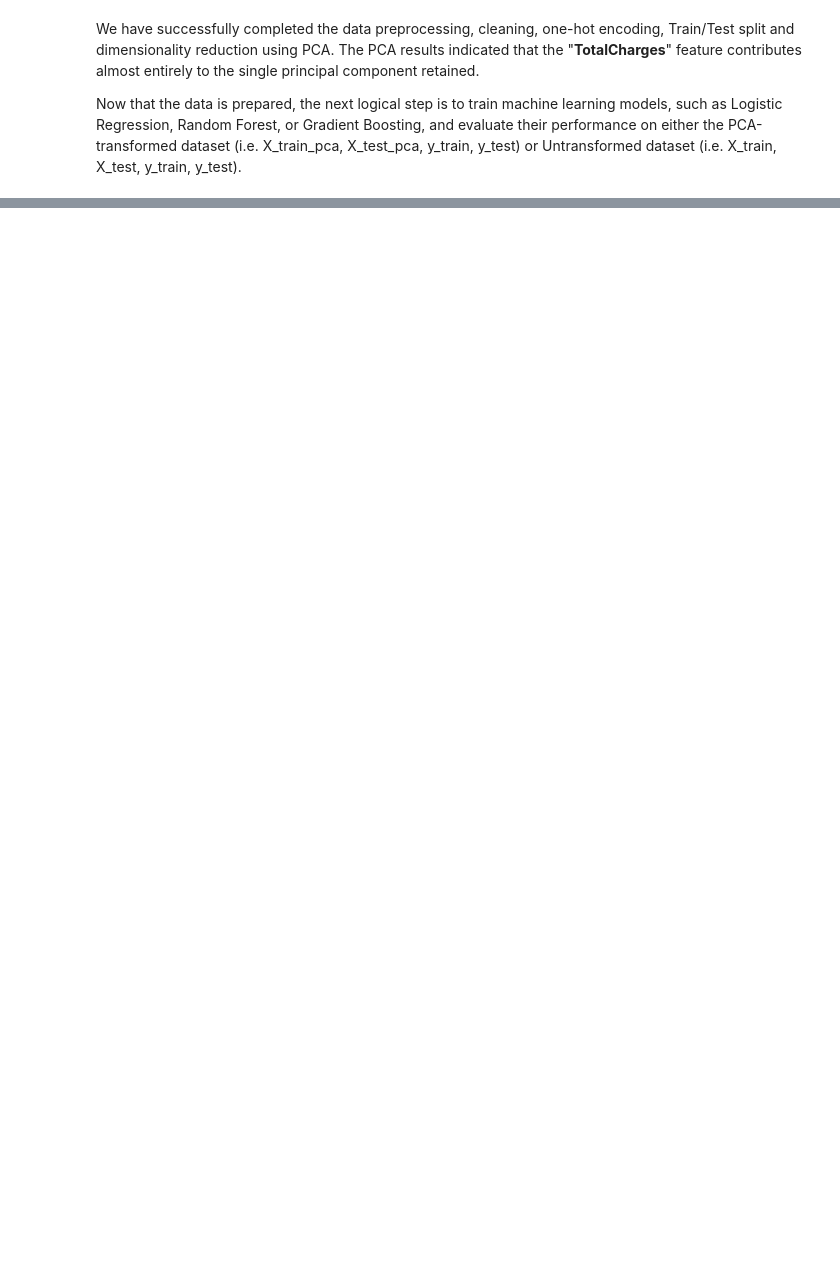
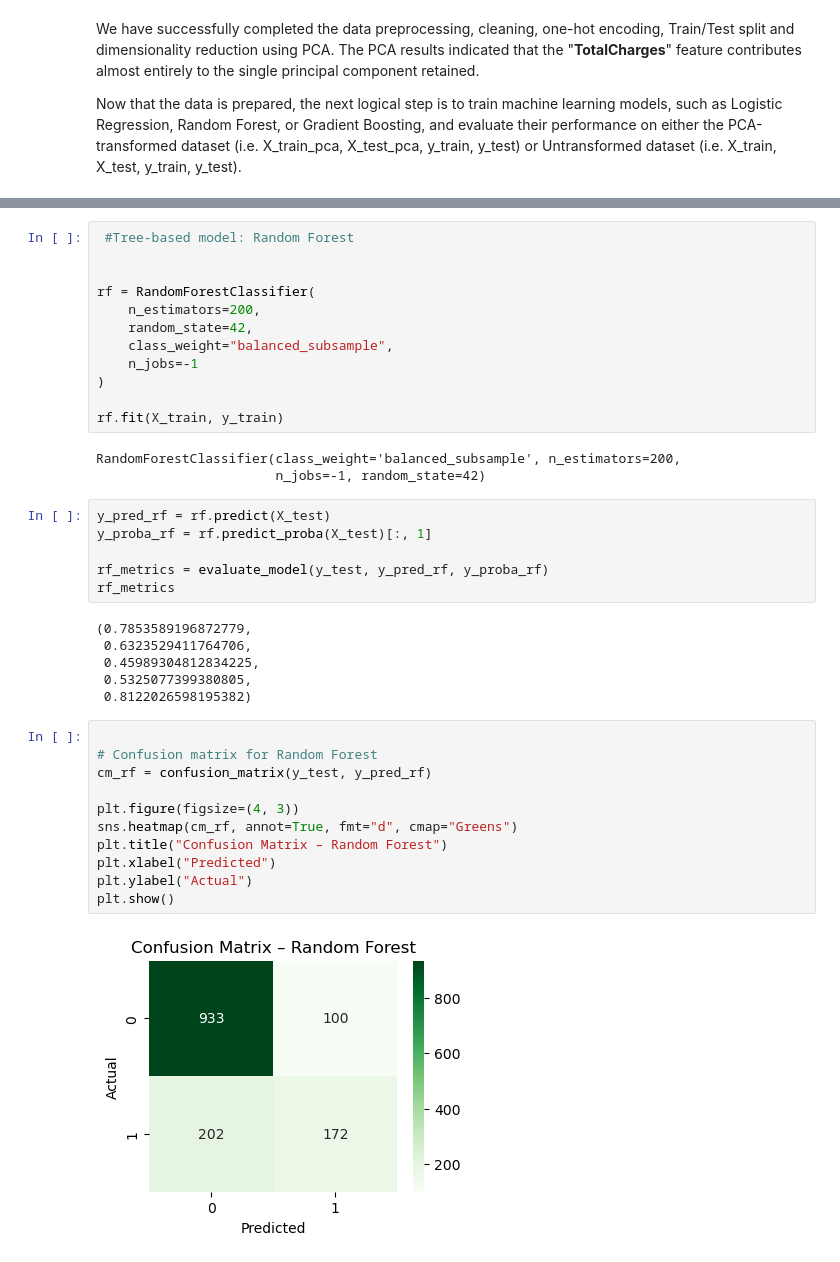
Before and after one commit to leocyr/UWaterloo_Group01, a Jupyter notebook: assignment_Group01.ipynb, the cells around one changed output, grey strips where cells are left out. Saved outputs shown, nothing was run; the diff lists cells and outputs as text; blank space fills up the shorter version.

```diff
--- a/assignment_Group01.ipynb
+++ b/assignment_Group01.ipynb
@@ -460,0 +488,40 @@ Now that the data is prepared, the next logical step is to train machine learnin
+# %%
+ #Tree-based model: Random Forest
+
+
+rf = RandomForestClassifier(
+    n_estimators=200,
+    random_state=42,
+    class_weight="balanced_subsample",
+    n_jobs=-1
+)
+
+rf.fit(X_train, y_train)
+# %% [output]
+RandomForestClassifier(class_weight='balanced_subsample', n_estimators=200,
+                       n_jobs=-1, random_state=42)
+# %%
+y_pred_rf = rf.predict(X_test)
+y_proba_rf = rf.predict_proba(X_test)[:, 1]
+
+rf_metrics = evaluate_model(y_test, y_pred_rf, y_proba_rf)
+rf_metrics
+# %% [output]
+(0.7853589196872779,
+ 0.6323529411764706,
+ 0.45989304812834225,
+ 0.5325077399380805,
+ 0.8122026598195382)
+# %%
+
+# Confusion matrix for Random Forest
+cm_rf = confusion_matrix(y_test, y_pred_rf)
+
+plt.figure(figsize=(4, 3))
+sns.heatmap(cm_rf, annot=True, fmt="d", cmap="Greens")
+plt.title("Confusion Matrix – Random Forest")
+plt.xlabel("Predicted")
+plt.ylabel("Actual")
+plt.show()
+# %% [output]
+[figure, added]
```
Also changed, not shown: parts of 15 cells of this notebook.
